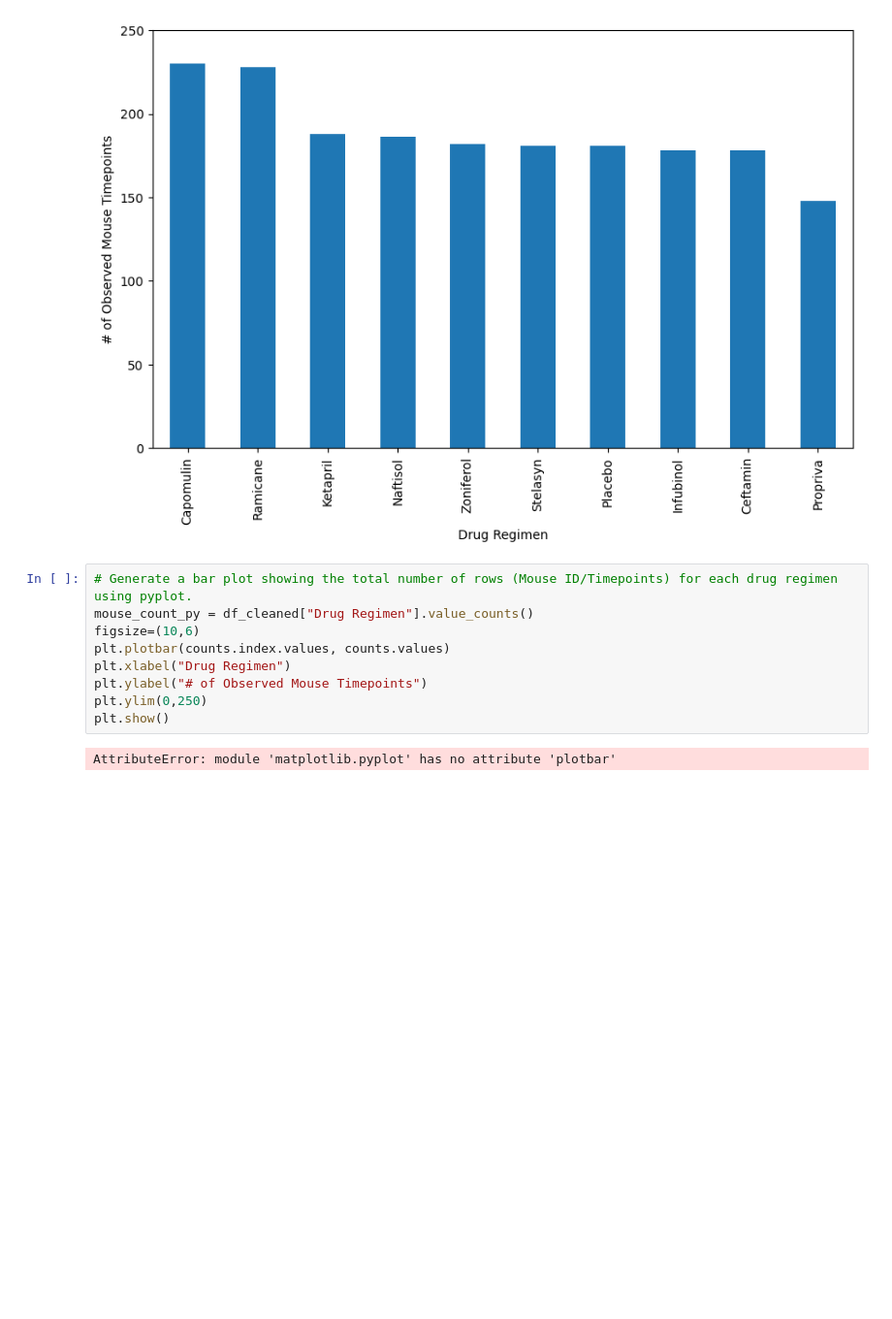
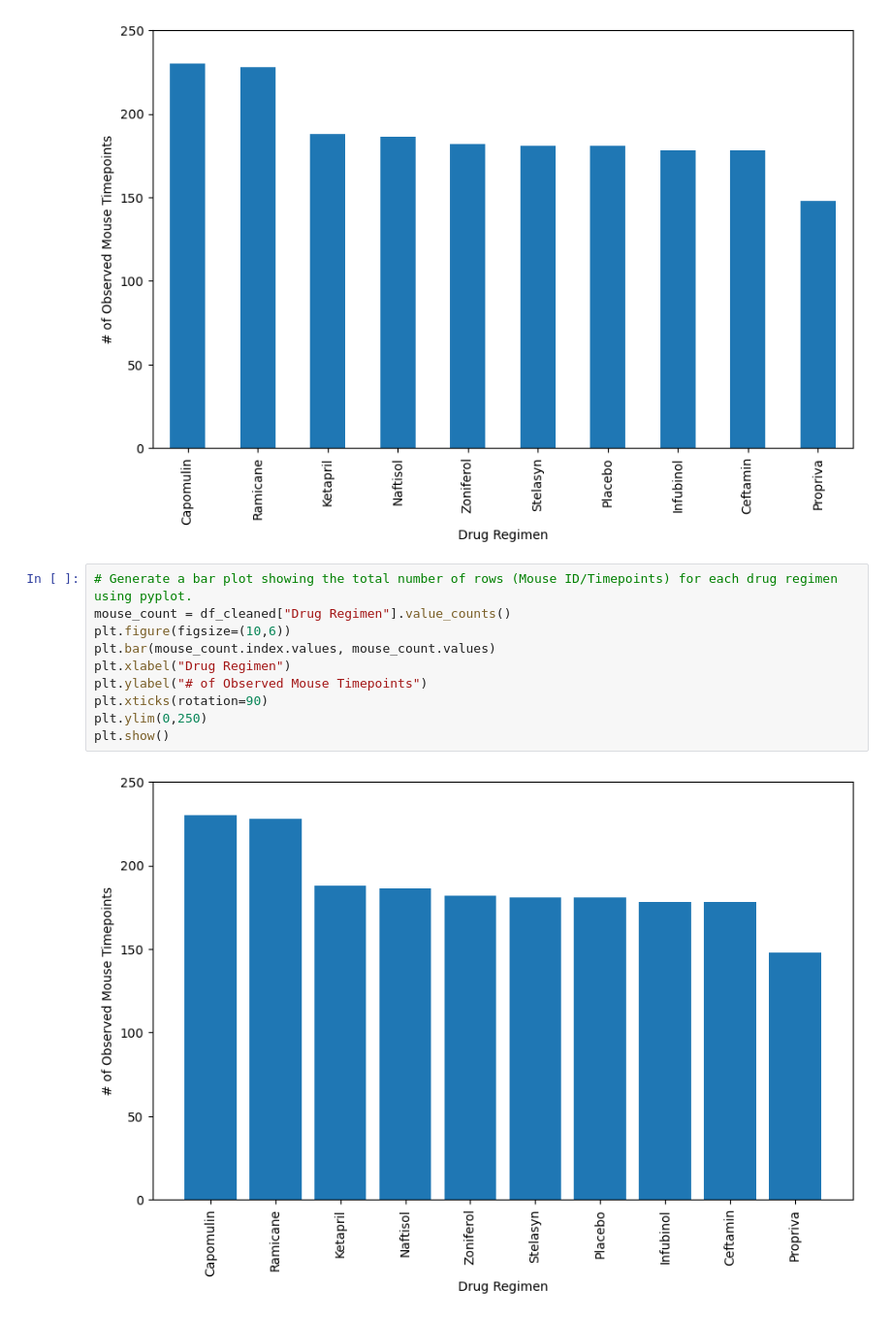
Before and after one commit to samrawitb/matplotlib-challenge, a Jupyter notebook: Pymaceuticals/pymaceuticals.ipynb, the cells around one changed output. Shown at 97% size. Drawn from its saved outputs; the diff is of its cells as text; blank space fills up the shorter version.

```diff
--- a/Pymaceuticals/pymaceuticals.ipynb
+++ b/Pymaceuticals/pymaceuticals.ipynb
@@ -156,12 +156,13 @@ plt.show()
 [figure]
 # %%
 # Generate a bar plot showing the total number of rows (Mouse ID/Timepoints) for each drug regimen using pyplot.
-mouse_count_py = df_cleaned["Drug Regimen"].value_counts()
-figsize=(10,6)
-plt.plotbar(counts.index.values, counts.values)
+mouse_count = df_cleaned["Drug Regimen"].value_counts()
+plt.figure(figsize=(10,6))
+plt.bar(mouse_count.index.values, mouse_count.values)
 plt.xlabel("Drug Regimen")
 plt.ylabel("# of Observed Mouse Timepoints")
+plt.xticks(rotation=90)
 plt.ylim(0,250)
 plt.show()
 # %% [output]
-AttributeError: module 'matplotlib.pyplot' has no attribute 'plotbar'
+[figure, added]
```
Also changed, not shown: parts of 11 cells of this notebook.
